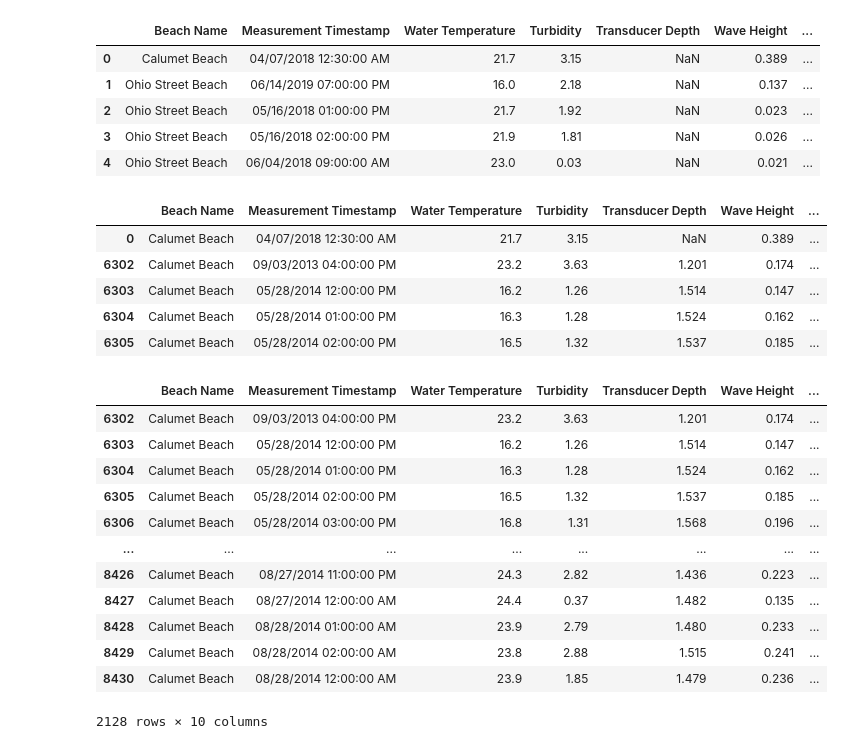
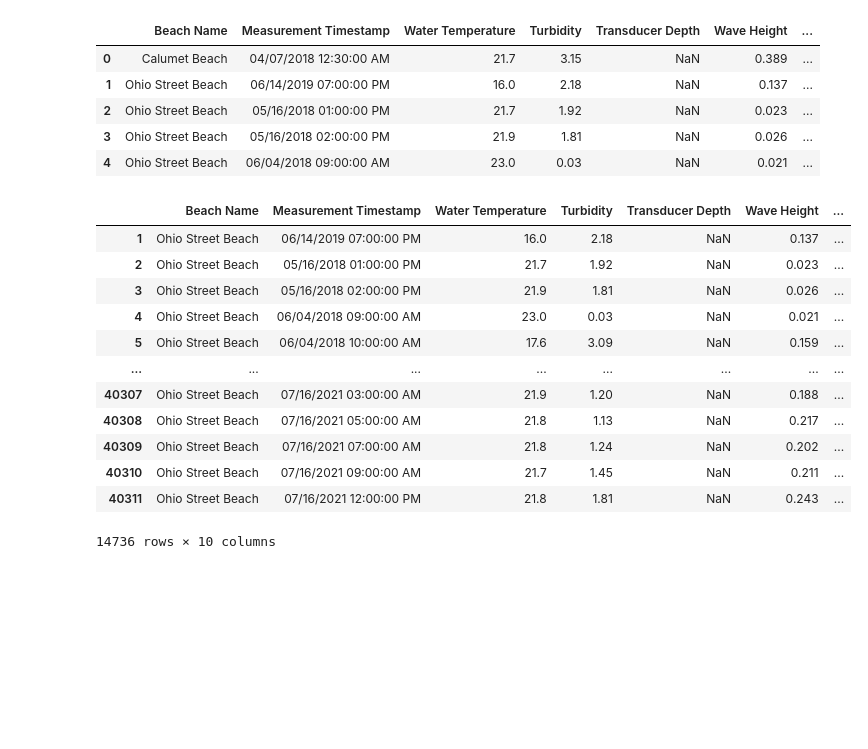
Before and after one commit to danielatuesta55/E_Coli_Chicago_Beaches, a Jupyter notebook: Jupyterlab Notebooks/Data_Cleanup_DNA.ipynb, the cells around one changed output. Drawn from its saved outputs; the diff is of its cells as text; code cells hidden in the pictures; blank space fills up the shorter version.

Commit message:
average water temperature for ohio st

```diff
--- a/Jupyterlab Notebooks/Data_Cleanup_DNA.ipynb
+++ b/Jupyterlab Notebooks/Data_Cleanup_DNA.ipynb
@@ -77,29 +77,20 @@ water_quality.head()
 | 3 | Ohio Street Beach | 05/16/2018 02:00:00 PM | 21.9 | 1.81 | NaN | 0.026 | ... |
 | 4 | Ohio Street Beach | 06/04/2018 09:00:00 AM | 23.0 | 0.03 | NaN | 0.021 | ... |
 # %%
-water_only_calumet = water_quality.loc[water_quality["Beach Name"] == "Calumet Beach", :]
-water_only_calumet.head()
+water_only_ohio = water_quality.loc[water_quality["Beach Name"] == "Ohio Street Beach", :]
+water_only_ohio
 # %% [output]
 |  | Beach Name | Measurement Timestamp | Water Temperature | Turbidity | Transducer Depth | Wave Height | ... |
-| 0 | Calumet Beach | 04/07/2018 12:30:00 AM | 21.7 | 3.15 | NaN | 0.389 | ... |
-| 6302 | Calumet Beach | 09/03/2013 04:00:00 PM | 23.2 | 3.63 | 1.201 | 0.174 | ... |
-| 6303 | Calumet Beach | 05/28/2014 12:00:00 PM | 16.2 | 1.26 | 1.514 | 0.147 | ... |
-| 6304 | Calumet Beach | 05/28/2014 01:00:00 PM | 16.3 | 1.28 | 1.524 | 0.162 | ... |
-| 6305 | Calumet Beach | 05/28/2014 02:00:00 PM | 16.5 | 1.32 | 1.537 | 0.185 | ... |
+| 1 | Ohio Street Beach | 06/14/2019 07:00:00 PM | 16.0 | 2.18 | NaN | 0.137 | ... |
+| 2 | Ohio Street Beach | 05/16/2018 01:00:00 PM | 21.7 | 1.92 | NaN | 0.023 | ... |
+| 3 | Ohio Street Beach | 05/16/2018 02:00:00 PM | 21.9 | 1.81 | NaN | 0.026 | ... |
+| 4 | Ohio Street Beach | 06/04/2018 09:00:00 AM | 23.0 | 0.03 | NaN | 0.021 | ... |
+| 5 | Ohio Street Beach | 06/04/2018 10:00:00 AM | 17.6 | 3.09 | NaN | 0.159 | ... |
+| ... | ... | ... | ... | ... | ... | ... | ... |
+| 40307 | Ohio Street Beach | 07/16/2021 03:00:00 AM | 21.9 | 1.20 | NaN | 0.188 | ... |
+| 40308 | Ohio Street Beach | 07/16/2021 05:00:00 AM | 21.8 | 1.13 | NaN | 0.217 | ... |
+| 40309 | Ohio Street Beach | 07/16/2021 07:00:00 AM | 21.8 | 1.24 | NaN | 0.202 | ... |
+| 40310 | Ohio Street Beach | 07/16/2021 09:00:00 AM | 21.7 | 1.45 | NaN | 0.211 | ... |
+| 40311 | Ohio Street Beach | 07/16/2021 12:00:00 PM | 21.8 | 1.81 | NaN | 0.243 | ... |
+14736 rows × 10 columns
-# %%
-water_only_calumet.dropna()
-# %% [output]
-|  | Beach Name | Measurement Timestamp | Water Temperature | Turbidity | Transducer Depth | Wave Height | ... |
-| 6302 | Calumet Beach | 09/03/2013 04:00:00 PM | 23.2 | 3.63 | 1.201 | 0.174 | ... |
-| 6303 | Calumet Beach | 05/28/2014 12:00:00 PM | 16.2 | 1.26 | 1.514 | 0.147 | ... |
-| 6304 | Calumet Beach | 05/28/2014 01:00:00 PM | 16.3 | 1.28 | 1.524 | 0.162 | ... |
-| 6305 | Calumet Beach | 05/28/2014 02:00:00 PM | 16.5 | 1.32 | 1.537 | 0.185 | ... |
-| 6306 | Calumet Beach | 05/28/2014 03:00:00 PM | 16.8 | 1.31 | 1.568 | 0.196 | ... |
-| ... | ... | ... | ... | ... | ... | ... | ... |
-| 8426 | Calumet Beach | 08/27/2014 11:00:00 PM | 24.3 | 2.82 | 1.436 | 0.223 | ... |
-| 8427 | Calumet Beach | 08/27/2014 12:00:00 AM | 24.4 | 0.37 | 1.482 | 0.135 | ... |
-| 8428 | Calumet Beach | 08/28/2014 01:00:00 AM | 23.9 | 2.79 | 1.480 | 0.233 | ... |
-| 8429 | Calumet Beach | 08/28/2014 02:00:00 AM | 23.8 | 2.88 | 1.515 | 0.241 | ... |
-| 8430 | Calumet Beach | 08/28/2014 12:00:00 AM | 23.9 | 1.85 | 1.479 | 0.236 | ... |
-2128 rows × 10 columns
 # %%
```
Also changed, not shown: parts of 6 cells of this notebook.
